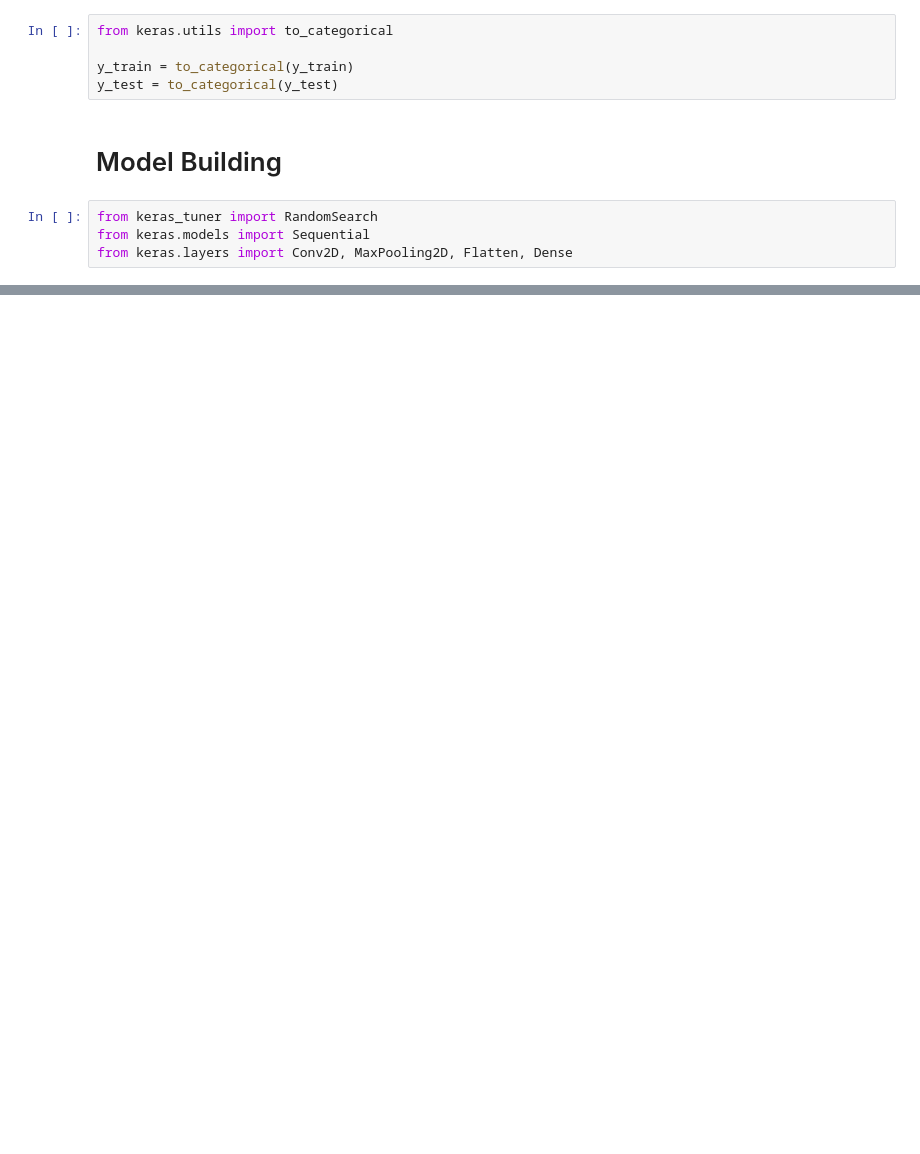
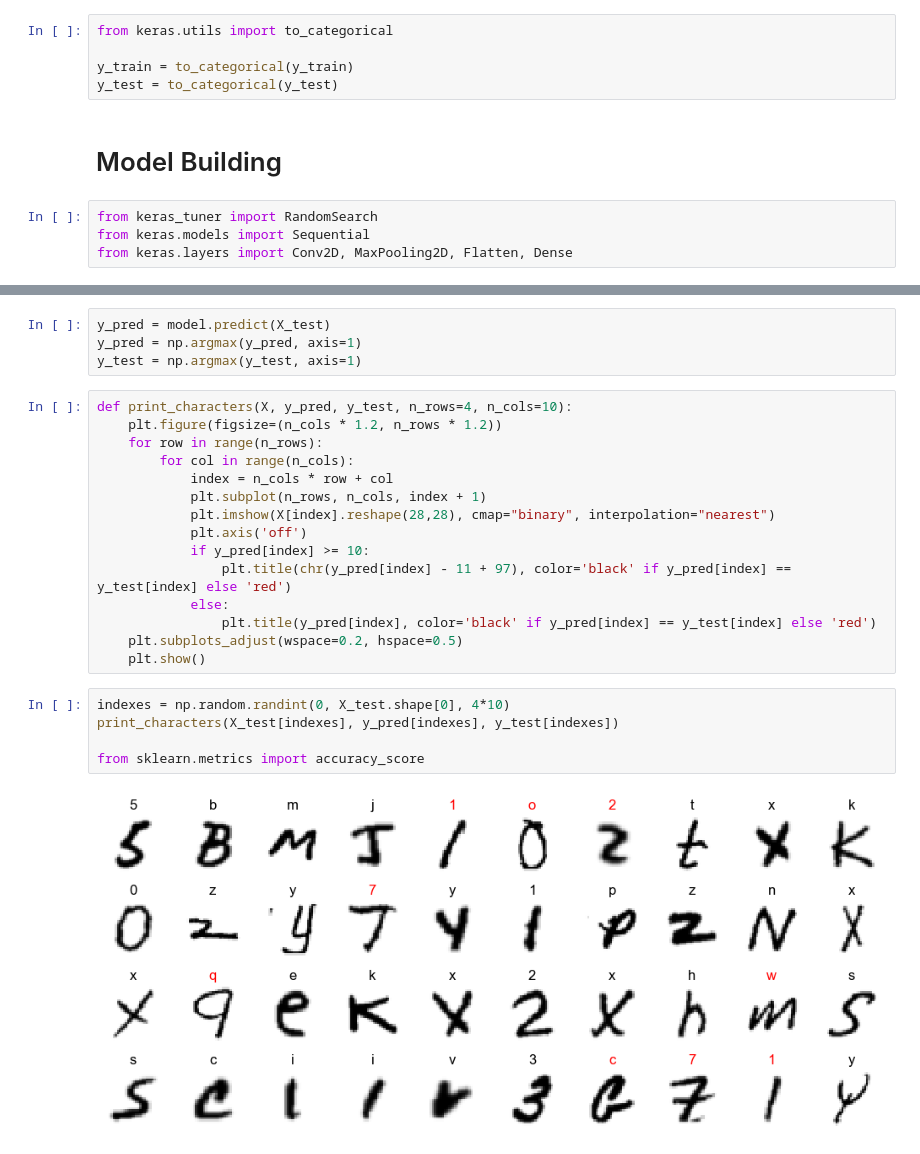
Before and after one commit to fstachura/psi-handwriting-recognition, a Jupyter notebook: cnn.ipynb, the cells around one changed output, grey strips where cells are left out. Saved outputs shown, nothing was run; the diff lists cells and outputs as text; blank space fills up the shorter version.

```diff
--- a/cnn.ipynb
+++ b/cnn.ipynb
@@ -117,3 +134,29 @@ from sklearn.metrics import accuracy_score
+# %%
+y_pred = model.predict(X_test)
+y_pred = np.argmax(y_pred, axis=1)
+y_test = np.argmax(y_test, axis=1)
+# %%
+def print_characters(X, y_pred, y_test, n_rows=4, n_cols=10):
+    plt.figure(figsize=(n_cols * 1.2, n_rows * 1.2))
+    for row in range(n_rows):
+        for col in range(n_cols):
+            index = n_cols * row + col
+            plt.subplot(n_rows, n_cols, index + 1)
+            plt.imshow(X[index].reshape(28,28), cmap="binary", interpolation="nearest")
+            plt.axis('off')
+            if y_pred[index] >= 10:
+                plt.title(chr(y_pred[index] - 11 + 97), color='black' if y_pred[index] == y_test[index] else 'red')
+            else:
+                plt.title(y_pred[index], color='black' if y_pred[index] == y_test[index] else 'red')
+    plt.subplots_adjust(wspace=0.2, hspace=0.5)
+    plt.show()
+# %%
+indexes = np.random.randint(0, X_test.shape[0], 4*10)
+print_characters(X_test[indexes], y_pred[indexes], y_test[indexes])
+
+from sklearn.metrics import accuracy_score
+# %% [output]
+[figure, added]
 # %%
 accuracy_score(y_test, y_pred)
 # %% [output]
```
Also changed, not shown: parts of 17 cells of this notebook.
